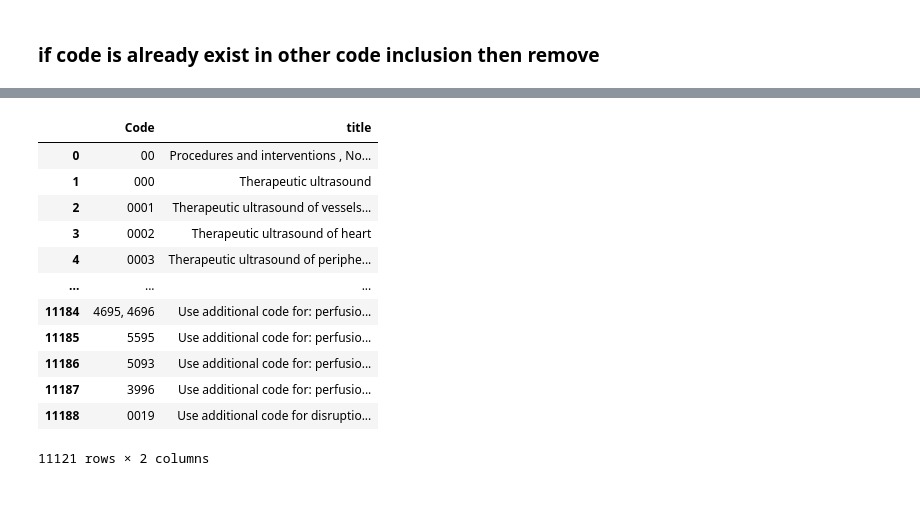
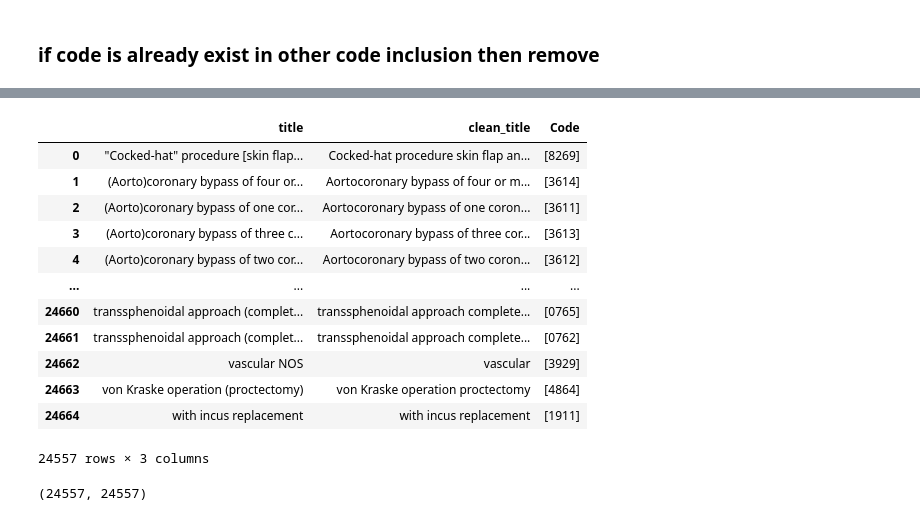
Before and after one commit to tamsopanat/icd9_deduplication, a Jupyter notebook: script/includeMap_tfidf.ipynb, the cells around one changed output, grey strips where cells are left out. Cells and saved outputs as stored; diff of their text form; code cells hidden in the pictures.

```diff
--- a/script/includeMap_tfidf.ipynb
+++ b/script/includeMap_tfidf.ipynb
@@ -25,6 +75,12 @@ icd9
 # %% [markdown]
 ### if code is already exist in other code inclusion then remove
 # %%
-# Map from inclusion to icd9 for defining including icd9
-# Prepare all name of icd9 from title, synonym, and exclude
+# Map from inclusion to icd9 for defining including icd9 code
+# Prepare all name of icd9 from title, synonym, and index
 title = icd9[["Code", "title"]].copy()
+title = title.groupby("title", as_index=False).agg(list)
+title['Code'] = title['Code'].apply(remove_less_detailed_code)
+display(title.query("title == 'Other'"))
+title = title[title['title'] != 'Other'].copy()
+print("Remove title = 'Other'")
+title
@@ -31,5 +121,10 @@ title = icd9[["Code", "title"]].copy()
 # %%
 syn = icd9[["Code", "synonym"]].copy().explode("synonym").dropna()
 syn = syn.rename(columns={"synonym": "title"})
+print("Remove title = '(99.77)'")
+syn = syn[syn['title'] != '(99.77)'].copy()
+syn = syn.groupby(["title"], as_index=False).agg(list)
+syn['Code'] = syn['Code'].apply(remove_less_detailed_code)
+
 syn
 # %% [output]
@@ -91,0 +147,5 @@ codeAlso
+# %%
+index = icd9_index_df[["Code", "term"]].copy().rename(columns={"term": "title"})
+index = index.groupby(["title"], as_index=False).agg(lambda x: x.sum())
+index['Code'] = index['Code'].apply(set).apply(remove_less_detailed_code)
+index
@@ -92,5 +167,22 @@ codeAlso
 # %%
-main = pd.concat([title, syn, exc, codeAlso], ignore_index=True)
-main = main.drop_duplicates()
+main = pd.concat([title, syn, index], ignore_index=True)
+cleaning_patterns = {
+    r'^\s*\[[\d\-]+\]\s*': ' ',                # Wipes bracketed prefixes e.g. [0-9]
+    r'\s*\(\d+(?:\.\d+)?\)\s*': ' ',           # Wipes parenthetical codes e.g. (42.91)
+    r'[()\[\]]': '',                           # Strips literal brackets and parentheses
+    r':|"|\bNOS\b|\bNEC\b|--see also\b|--see category\b|--seecategory\b|--see categories\b|--see\b': '',
+    r'\s+': ' '                                # Collapses multi-spaces down to a single space
+}
+
+# Apply all regex cleanups iteratively on the original "title" column
+clean_titles = main["title"].copy()
+for pattern, replacement in cleaning_patterns.items():
+    clean_titles = clean_titles.str.replace(pattern, replacement, regex=True)
+
+main["clean_title"] = clean_titles.str.strip()
+
+main = main.groupby(['title','clean_title'], as_index = False).agg(lambda x: x.sum())
+main['Code'] = main['Code'].apply(set).apply(remove_less_detailed_code)
+main.drop_duplicates(subset=['clean_title'], keep='first', inplace=True)
 main
 # %% [output]
@@ -97,14 +208,18 @@ main
-|  | Code | title |
-| 0 | 00 | Procedures and interventions , No... |
-| 1 | 000 | Therapeutic ultrasound |
-| 2 | 0001 | Therapeutic ultrasound of vessels... |
-| 3 | 0002 | Therapeutic ultrasound of heart |
-| 4 | 0003 | Therapeutic ultrasound of periphe... |
-| ... | ... | ... |
-| 11184 | 4695, 4696 | Use additional code for: perfusio... |
-| 11185 | 5595 | Use additional code for: perfusio... |
-| 11186 | 5093 | Use additional code for: perfusio... |
-| 11187 | 3996 | Use additional code for: perfusio... |
-| 11188 | 0019 | Use additional code for disruptio... |
+|  | title | clean_title | Code |
+| 0 | "Cocked-hat" procedure [skin flap... | Cocked-hat procedure skin flap an... | [8269] |
+| 1 | (Aorto)coronary bypass of four or... | Aortocoronary bypass of four or m... | [3614] |
+| 2 | (Aorto)coronary bypass of one cor... | Aortocoronary bypass of one coron... | [3611] |
+| 3 | (Aorto)coronary bypass of three c... | Aortocoronary bypass of three cor... | [3613] |
+| 4 | (Aorto)coronary bypass of two cor... | Aortocoronary bypass of two coron... | [3612] |
+| ... | ... | ... | ... |
+| 24660 | transsphenoidal approach (complet... | transsphenoidal approach complete... | [0765] |
+| 24661 | transsphenoidal approach (complet... | transsphenoidal approach complete... | [0762] |
+| 24662 | vascular NOS | vascular | [3929] |
+| 24663 | von Kraske operation (proctectomy) | von Kraske operation proctectomy | [4864] |
+| 24664 | with incus replacement | with incus replacement | [1911] |
-11121 rows × 2 columns
+24557 rows × 3 columns
+# %%
+main['title'].nunique(), main['clean_title'].nunique()
+# %% [output]
+(24557, 24557)
 # %%
```
Also changed, not shown: parts of 21 cells of this notebook, 8 other files.
